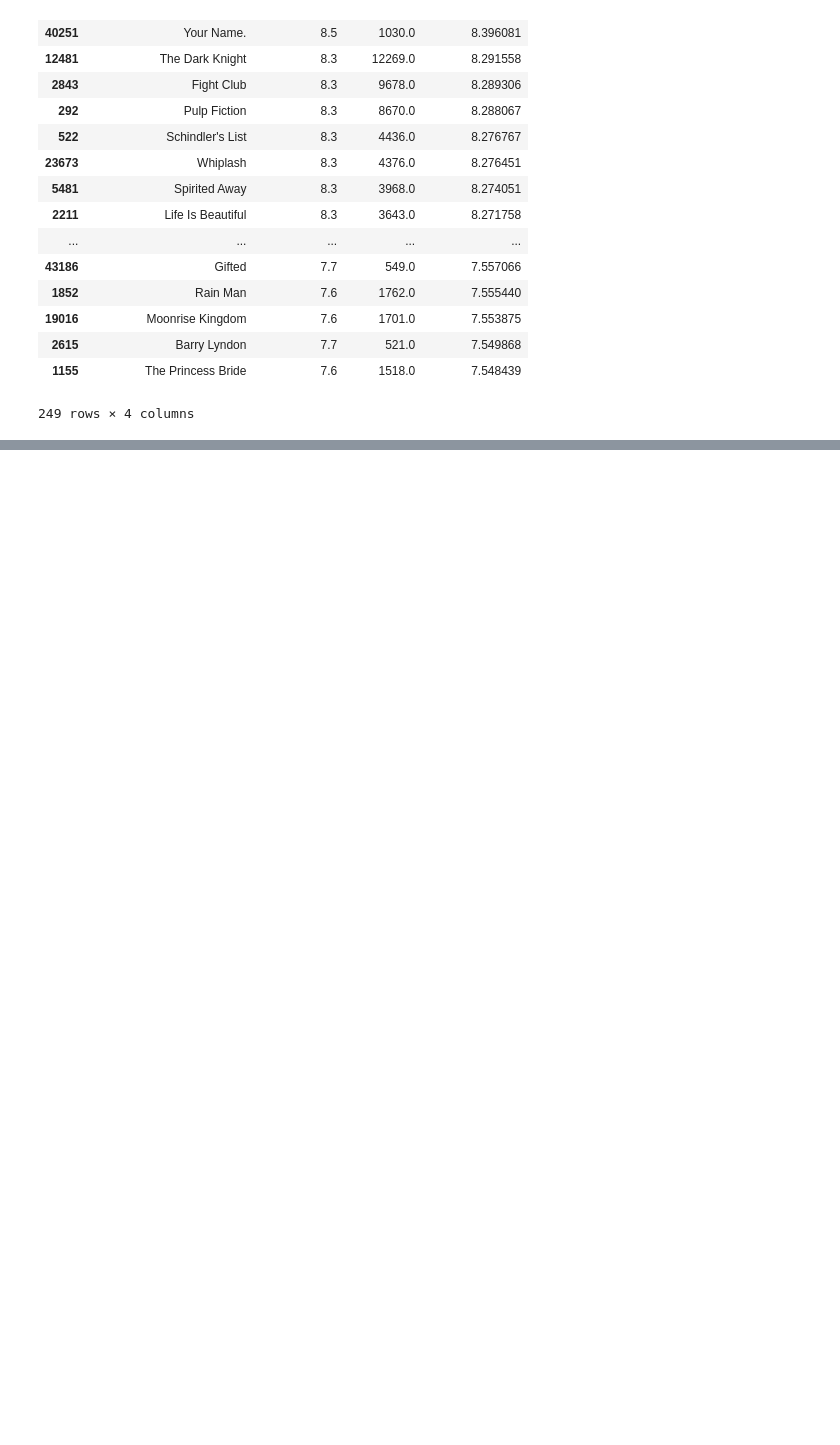
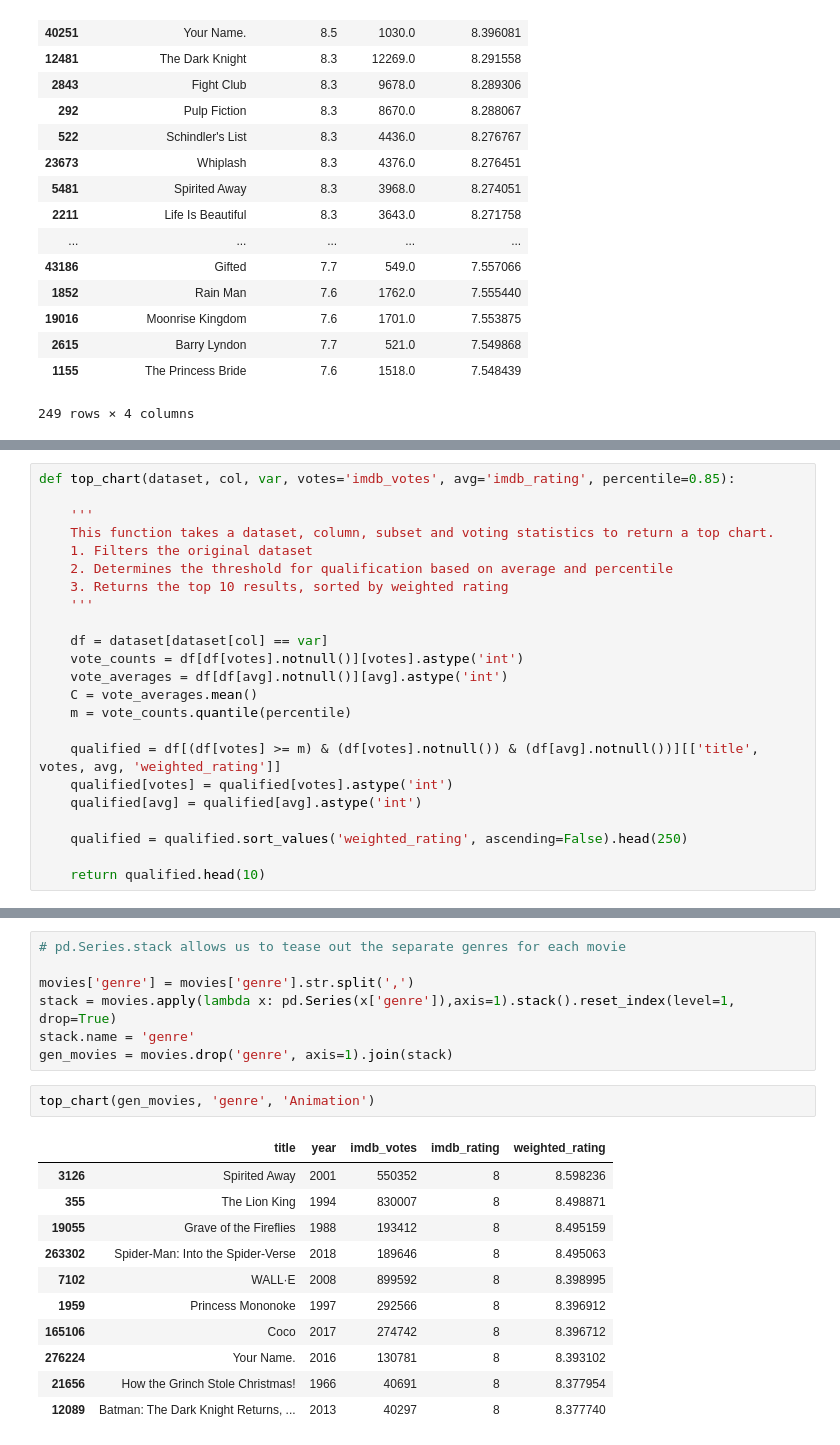
Before and after one commit to ecbenezra/recommender-system, a Jupyter notebook: Popularity-based-recommender.ipynb, the cells around one changed output, grey strips where cells are left out. Cells and saved outputs as stored; diff of their text form; blank space fills up the shorter version.

```diff
--- a/Popularity-based-recommender.ipynb
+++ b/Popularity-based-recommender.ipynb
@@ -334,0 +339,23 @@ md_qualified
+# %%
+def top_chart(dataset, col, var, votes='imdb_votes', avg='imdb_rating', percentile=0.85):
+
+    '''
+    This function takes a dataset, column, subset and voting statistics to return a top chart.
+    1. Filters the original dataset
+    2. Determines the threshold for qualification based on average and percentile
+    3. Returns the top 10 results, sorted by weighted rating
+    '''
+
+    df = dataset[dataset[col] == var]
+    vote_counts = df[df[votes].notnull()][votes].astype('int')
+    vote_averages = df[df[avg].notnull()][avg].astype('int')
+    C = vote_averages.mean()
+    m = vote_counts.quantile(percentile)
+
+    qualified = df[(df[votes] >= m) & (df[votes].notnull()) & (df[avg].notnull())][['title', votes, avg, 'weighted_rating']]
+    qualified[votes] = qualified[votes].astype('int')
+    qualified[avg] = qualified[avg].astype('int')
+
+    qualified = qualified.sort_values('weighted_rating', ascending=False).head(250)
+
+    return qualified.head(10)
@@ -334,0 +407,21 @@ md_qualified
+# %%
+# pd.Series.stack allows us to tease out the separate genres for each movie
+
+movies['genre'] = movies['genre'].str.split(',')
+stack = movies.apply(lambda x: pd.Series(x['genre']),axis=1).stack().reset_index(level=1, drop=True)
+stack.name = 'genre'
+gen_movies = movies.drop('genre', axis=1).join(stack)
+# %%
+top_chart(gen_movies, 'genre', 'Animation')
+# %% [output]
+|  | title | year | imdb_votes | imdb_rating | weighted_rating |
+| 3126 | Spirited Away | 2001 | 550352 | 8 | 8.598236 |
+| 355 | The Lion King | 1994 | 830007 | 8 | 8.498871 |
+| 19055 | Grave of the Fireflies | 1988 | 193412 | 8 | 8.495159 |
+| 263302 | Spider-Man: Into the Spider-Verse | 2018 | 189646 | 8 | 8.495063 |
+| 7102 | WALL·E | 2008 | 899592 | 8 | 8.398995 |
+| 1959 | Princess Mononoke | 1997 | 292566 | 8 | 8.396912 |
+| 165106 | Coco | 2017 | 274742 | 8 | 8.396712 |
+| 276224 | Your Name. | 2016 | 130781 | 8 | 8.393102 |
+| 21656 | How the Grinch Stole Christmas! | 1966 | 40691 | 8 | 8.377954 |
+| 12089 | Batman: The Dark Knight Returns, ... | 2013 | 40297 | 8 | 8.377740 |
```
Also changed, not shown: parts of 12 cells of this notebook.
